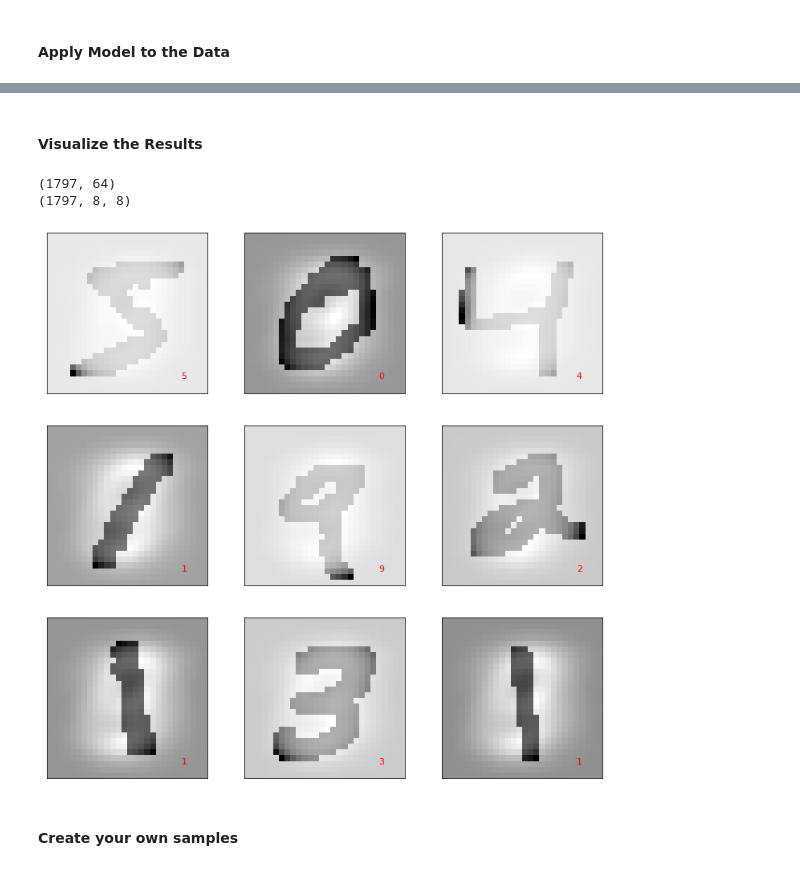
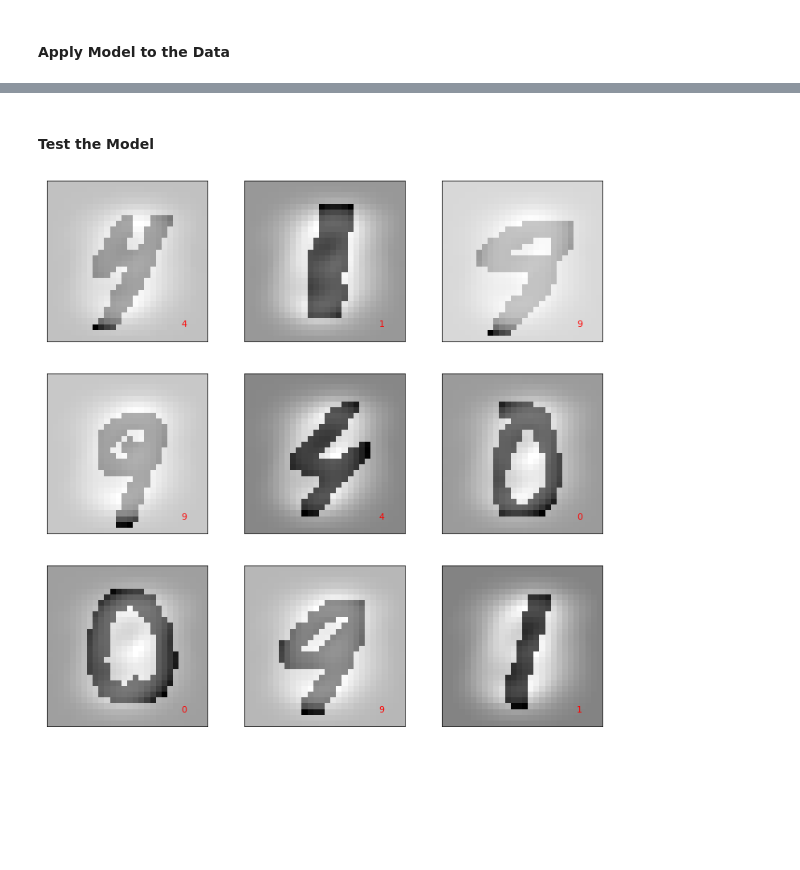
Before and after one commit to rohannakra/AI-Predicts-Hand-Written-Digits, a Jupyter notebook: mnist_dataset.ipynb, the cells around one changed output, grey strips where cells are left out. Drawn from its saved outputs; the diff is of its cells as text; code cells hidden in the pictures; blank space fills up the shorter version.

Commit message:
Changing model.

```diff
--- a/mnist_dataset.ipynb
+++ b/mnist_dataset.ipynb
@@ -143,8 +153,8 @@ lin_clf = Perceptron()    # Perceptron only works when data is linear.
 
 # NOTE: SVDs are good for dimensionality reduction when data has a lot of zeros.
 
-lin_clf.fit(X_train, y_train)
+lin_clf.fit(X_train.reshape(60000, 784), y_train)
 
-print(lin_clf.score(X_train, y_train))
-print(lin_clf.score(X_test, y_test))
+print(f'Perceptron train score: {lin_clf.score(X_train.reshape(60000, 784), y_train)}')
+print(f'Perceptron test score: {lin_clf.score(X_test.reshape(10000, 784), y_test)}')
 # %% [output]
@@ -196,41 +220,19 @@ MLP Test Score: 0.9663
 # %% [markdown]
-#### Visualize the Results
+#### Test the Model
 # %%
-# Checking how digits dataset displays images.
-dig_data = load_digits().data
-dig_img = load_digits().images
-
-print(dig_data.shape)
-print(dig_img.shape)
-
-# NOTE: Found out that images variable is 3 dimensional!
-
-# Making data 3D so that imshow() can read data correctly as an img.
-
-# NOTE: The reshaping of the array is to make the sample the shape of a sample.
-
-'''
-
-Ex: reshape(1, -1)
-
-returns a np array with a column of 784 data points.
-
-'''
+# Create a list of predictions.
+samples = np.array([choice(X_test).reshape(1, 28, 28, 1) for i in range(9)])
+predictions = [np.argmax(CNN.predict(sample)) for sample in samples]
 
 fig, axs = plt.subplots(3, 3, subplot_kw={'yticks': (), 'xticks': ()}, figsize=(12.5, 12.5))
 
-predictions = mlp_clf.predict(X_train[:9])
 axs = [ax for ax in axs.ravel()]
-data_imgs = X_train[:9].reshape(9, 28, 28)
+data_imgs = samples.reshape(9, 28, 28)
 
 for ax, prediction, img in zip(axs, predictions, data_imgs):
     ax.imshow(img, cmap='binary')
     ax.text(23, 25, prediction, fontsize=11, color='red')
 
 plt.show()
 # %% [output]
-(1797, 64)
-(1797, 8, 8)
-[figure, old version]
+[figure, new version]
-# %% [markdown]
-#### Create your own samples
```
Also changed, not shown: parts of 9 cells of this notebook, 1 other file.
